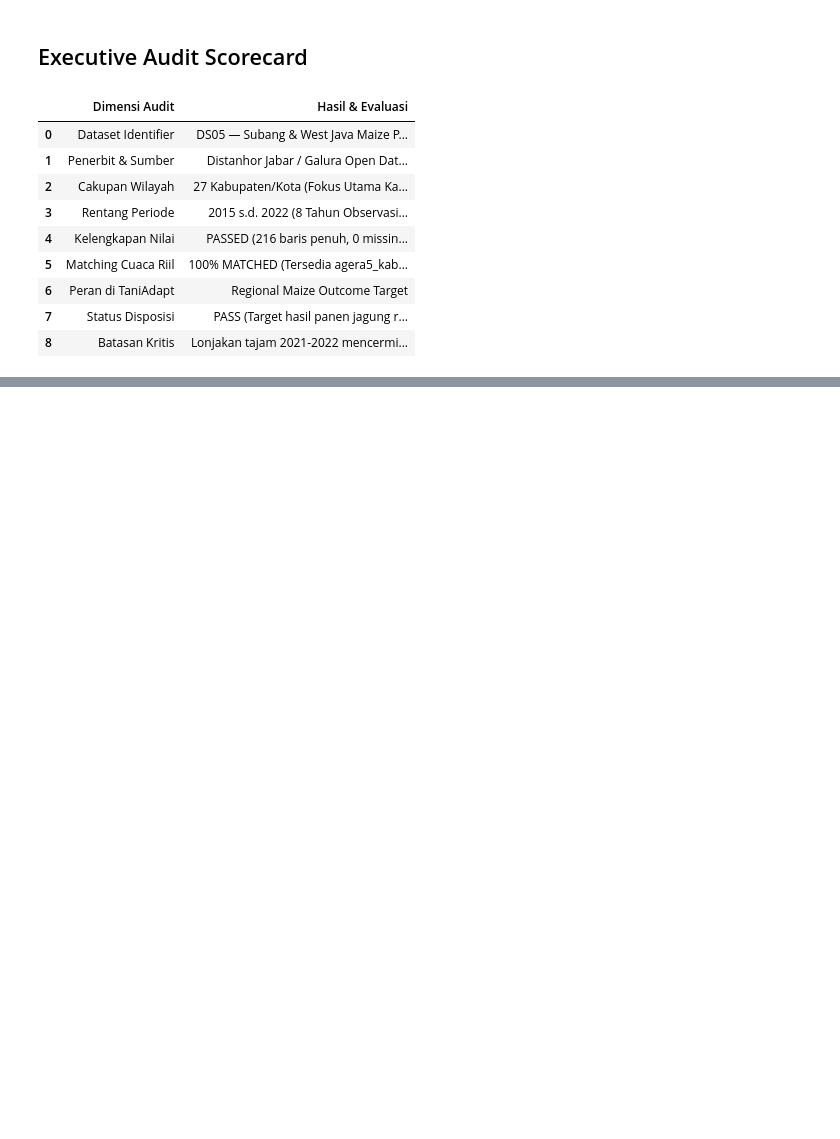
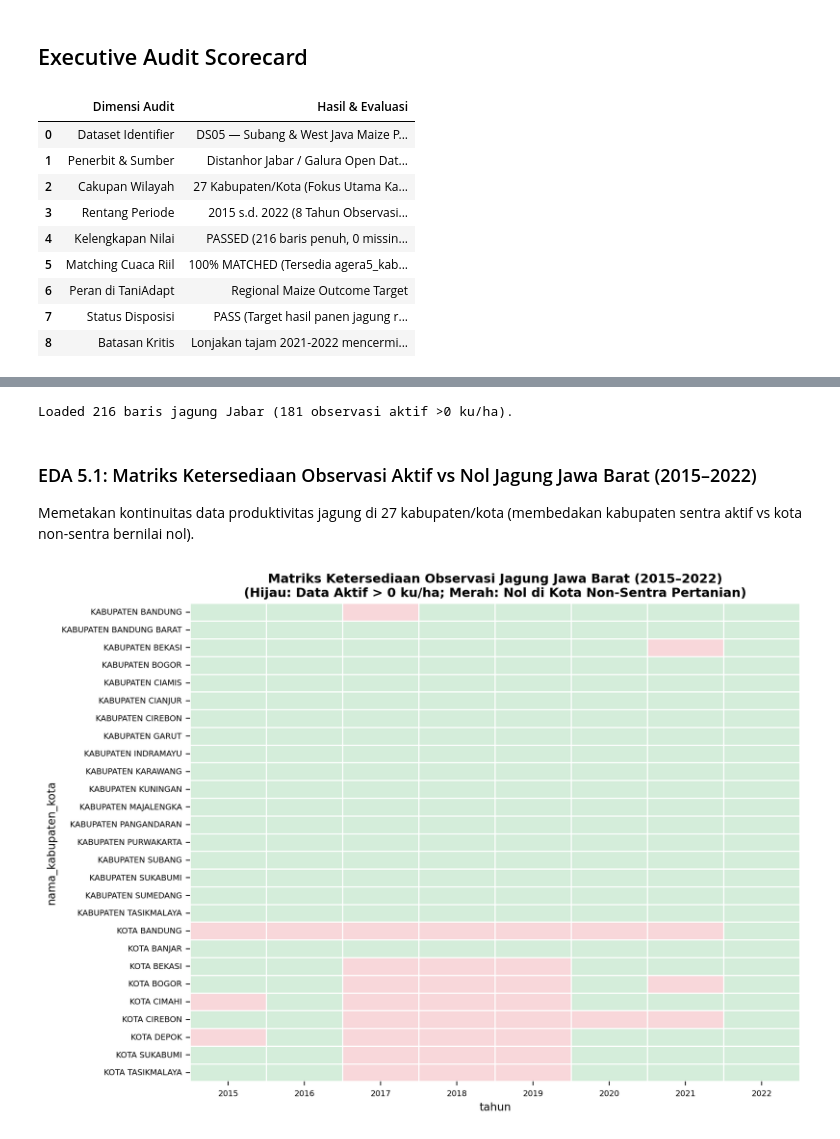
Before and after one commit to fathirrizkifadillah/research_taniadapt, a Jupyter notebook: notebook/05_subang_maize_productivity.ipynb, the cells around one changed output, grey strips where cells are left out. Drawn from its saved outputs; the diff is of its cells as text; code cells hidden in the pictures; blank space fills up the shorter version.

Commit message:
refactor(notebooks): separate Phase 6 EDA into modular per-figure cells

```diff
--- a/notebook/05_subang_maize_productivity.ipynb
+++ b/notebook/05_subang_maize_productivity.ipynb
@@ -430,0 +267,41 @@ SUCCESS: Notebook 05 EDA completed and JSON written!
+# %%
+import sys
+from pathlib import Path
+import numpy as np
+import pandas as pd
+import matplotlib.pyplot as plt
+import seaborn as sns
+import statsmodels.api as sm
+
+PROJECT_ROOT = Path(r"c:\CODING\research_taniAdapt")
+sys.path.append(str(PROJECT_ROOT / "scripts"))
+from eda_utils import set_taniadapt_style, save_eda_figure, write_results_json, PALETTE
+
+set_taniadapt_style()
+RAW_DIR = PROJECT_ROOT / "data" / "raw" / "DS05_subang_maize_productivity"
+NB_NAME = "05_subang_maize"
+
+df_corn = pd.read_csv(RAW_DIR / "produktivitas_jagung_jabar.csv")
+n_obs_total = len(df_corn)
+n_active = (df_corn["produktivitas_jagung"] > 0).sum()
+print(f"Loaded {n_obs_total} baris jagung Jabar ({n_active} observasi aktif >0 ku/ha).")
+# %% [output]
+Loaded 216 baris jagung Jabar (181 observasi aktif >0 ku/ha).
+# %% [markdown]
+### EDA 5.1: Matriks Ketersediaan Observasi Aktif vs Nol Jagung Jawa Barat (2015–2022)
+Memetakan kontinuitas data produktivitas jagung di 27 kabupaten/kota (membedakan kabupaten sentra aktif vs kota non-sentra bernilai nol).
+# %%
+# FIG 05.1: Matriks Ketersediaan Jagung (27 Kab/Kota x 8 Tahun)
+df_corn["status_data"] = np.where(df_corn["produktivitas_jagung"] > 0, 1, 0)
+pivot_corn = df_corn.pivot(index="nama_kabupaten_kota", columns="tahun", values="status_data")
+
+fig, ax = plt.subplots(figsize=(9.5, 7.5))
+sns.heatmap(pivot_corn, ax=ax, cmap=["#f8d7da", "#d4edda"], cbar=False, linewidths=0.5, linecolor='white')
+ax.set_title("Matriks Ketersediaan Observasi Jagung Jawa Barat (2015–2022)\n(Hijau: Data Aktif > 0 ku/ha; Merah: Nol di Kota Non-Sentra Pertanian)", fontweight='bold')
+ax.tick_params(labelsize=7)
+
+cap_1 = "FIG 05.1: Matriks Observasi Aktif vs Nol Jagung. Sumber: DS05 Galura. N Valid = 181 observasi aktif, 35 observasi nol di wilayah perkotaan. Flag: 18 sentra kabupaten memiliki panel lengkap 2015–2022."
+save_eda_figure(fig, NB_NAME, "fig01", "matriks_ketersediaan_jagung_valid_nol", 181, "2015-2022", "DS05 Subang Maize", "PASS", cap_1, "produktivitas_jagung")
+plt.show()
+# %% [output]
+[figure, added]
```
Also changed, not shown: parts of 14 cells of this notebook, 33 other files.
